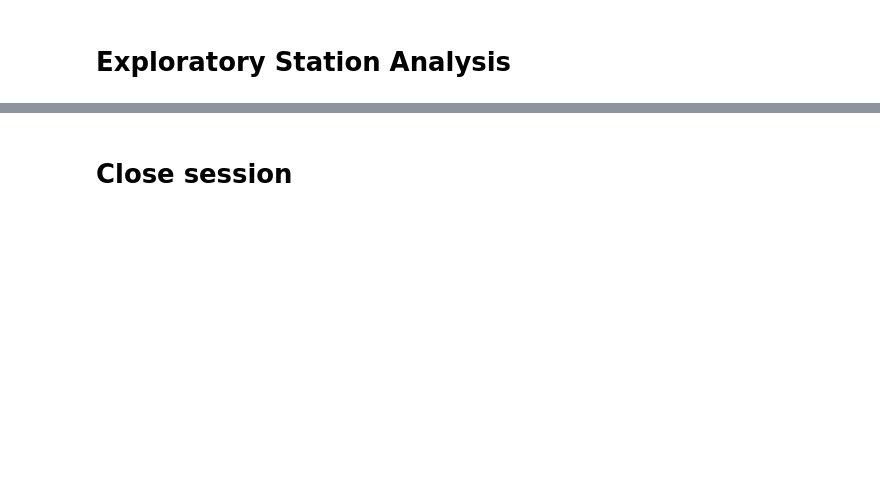
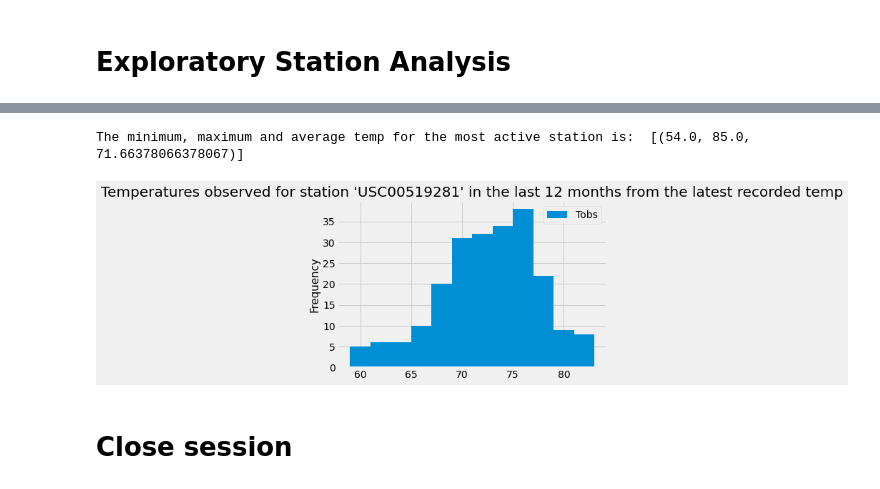
Before and after one commit to Tab-835/sqlalchemy-challenge, a Jupyter notebook: Climate.ipynb, the cells around one changed output, grey strips where cells are left out. Drawn from its saved outputs; the diff is of its cells as text; code cells hidden in the pictures; blank space fills up the shorter version.

```diff
--- a/Climate.ipynb
+++ b/Climate.ipynb
@@ -61,8 +131,33 @@ engine = create_engine("sqlite:///hawaii.sqlite")
 # %%
 # Using the most active station id from the previous query, calculate the lowest, highest, and average temperature.
+temp_active_station = session.query(func.min(Measurement.tobs), func.Max(Measurement.tobs),\
+    func.avg(Measurement.tobs)).\
+        filter(Measurement.station == 'USC00519281').all()
+
+print("The minimum, maximum and average temp for the most active station is: ", temp_active_station)
+# %% [output]
+The minimum, maximum and average temp for the most active station is:  [(54.0, 85.0, 71.66378066378067)]
 # %%
 # Using the most active station id
 # Query the last 12 months of temperature observation data for this station and plot the results as a histogram
+results = session.query(Measurement.tobs).\
+    filter(Measurement.station == 'USC00519281').\
+        filter(Measurement.date >= "2017,8,23").all()
+
+results
+
+df3 = pd.DataFrame(results, columns = ['Tobs'])
+
+df3.hist(bins=12)
+
+plt.ylabel("Frequency", fontsize=15)
+plt.title("Temperatures observed for station 'USC00519281' in the last 12 months from the latest recorded temp", size=20)
+labels = ["Tobs"]
+plt.legend(labels)
+
+plt.show()
+# %% [output]
+[figure, added]
 # %% [markdown]
 # Close session
 # %%
```
Also changed, not shown: parts of 10 cells of this notebook, 2 other files.
